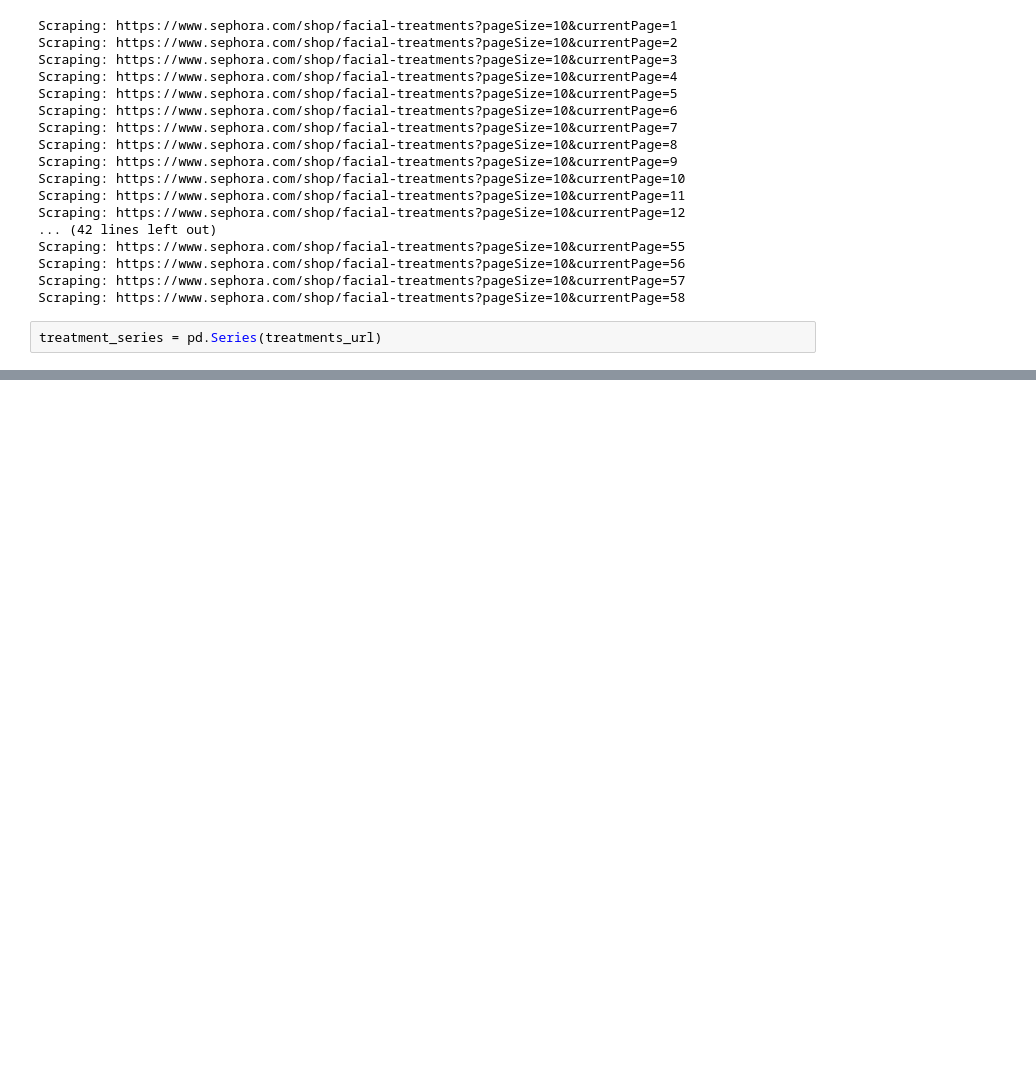
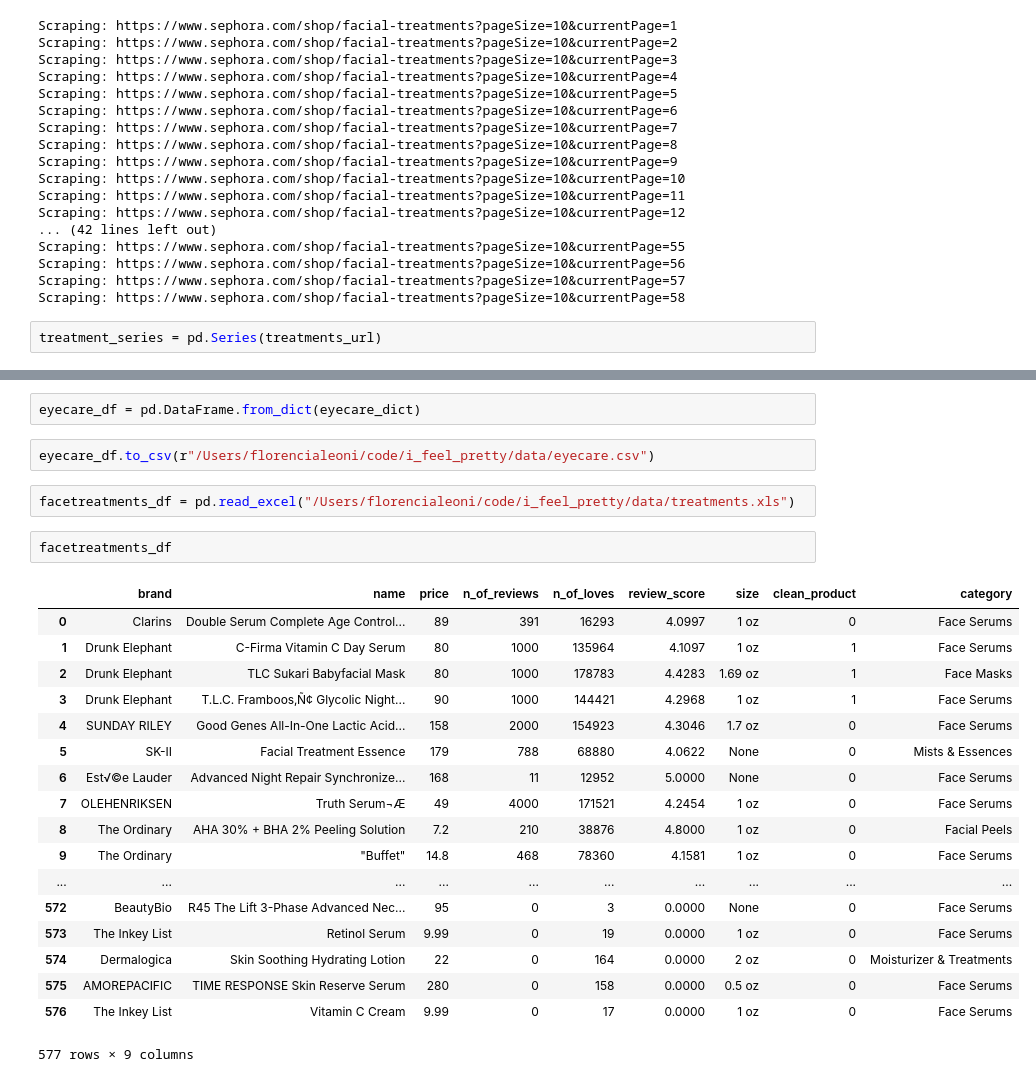
Before and after one commit to fpleoni/i_feel_pretty, a Jupyter notebook: src/Webscraping Sephora.ipynb, the cells around one changed output, grey strips where cells are left out. Saved outputs shown, nothing was run; the diff lists cells and outputs as text; blank space fills up the shorter version.

```diff
--- a/src/Webscraping Sephora.ipynb
+++ b/src/Webscraping Sephora.ipynb
@@ -194,0 +352,27 @@ treatment_series.to_csv(r"/Users/florencialeoni/Documents/flatironDS/Mod2/i_feel
+# %%
+eyecare_df = pd.DataFrame.from_dict(eyecare_dict)
+# %%
+eyecare_df.to_csv(r"/Users/florencialeoni/code/i_feel_pretty/data/eyecare.csv")
+# %%
+facetreatments_df = pd.read_excel("/Users/florencialeoni/code/i_feel_pretty/data/treatments.xls")
+# %%
+facetreatments_df
+# %% [output]
+|  | brand | name | price | n_of_reviews | n_of_loves | review_score | size | clean_product | category |
+| 0 | Clarins | Double Serum Complete Age Control... | 89 | 391 | 16293 | 4.0997 | 1 oz | 0 | Face Serums |
+| 1 | Drunk Elephant | C-Firma Vitamin C Day Serum | 80 | 1000 | 135964 | 4.1097 | 1 oz | 1 | Face Serums |
+| 2 | Drunk Elephant | TLC Sukari Babyfacial Mask | 80 | 1000 | 178783 | 4.4283 | 1.69 oz | 1 | Face Masks |
+| 3 | Drunk Elephant | T.L.C. Framboos‚Ñ¢ Glycolic Night... | 90 | 1000 | 144421 | 4.2968 | 1 oz | 1 | Face Serums |
+| 4 | SUNDAY RILEY | Good Genes All-In-One Lactic Acid... | 158 | 2000 | 154923 | 4.3046 | 1.7 oz | 0 | Face Serums |
+| 5 | SK-II | Facial Treatment Essence | 179 | 788 | 68880 | 4.0622 | None | 0 | Mists & Essences |
+| 6 | Est√©e Lauder | Advanced Night Repair Synchronize... | 168 | 11 | 12952 | 5.0000 | None | 0 | Face Serums |
+| 7 | OLEHENRIKSEN | Truth Serum¬Æ | 49 | 4000 | 171521 | 4.2454 | 1 oz | 0 | Face Serums |
+| 8 | The Ordinary | AHA 30% + BHA 2% Peeling Solution | 7.2 | 210 | 38876 | 4.8000 | 1 oz | 0 | Facial Peels |
+| 9 | The Ordinary | "Buffet" | 14.8 | 468 | 78360 | 4.1581 | 1 oz | 0 | Face Serums |
+| ... | ... | ... | ... | ... | ... | ... | ... | ... | ... |
+| 572 | BeautyBio | R45 The Lift 3-Phase Advanced Nec... | 95 | 0 | 3 | 0.0000 | None | 0 | Face Serums |
+| 573 | The Inkey List | Retinol Serum | 9.99 | 0 | 19 | 0.0000 | 1 oz | 0 | Face Serums |
+| 574 | Dermalogica | Skin Soothing Hydrating Lotion | 22 | 0 | 164 | 0.0000 | 2 oz | 0 | Moisturizer & Treatments |
+| 575 | AMOREPACIFIC | TIME RESPONSE Skin Reserve Serum | 280 | 0 | 158 | 0.0000 | 0.5 oz | 0 | Face Serums |
+| 576 | The Inkey List | Vitamin C Cream | 9.99 | 0 | 17 | 0.0000 | 1 oz | 0 | Face Serums |
+577 rows × 9 columns
```
Also changed, not shown: parts of 17 cells of this notebook.
